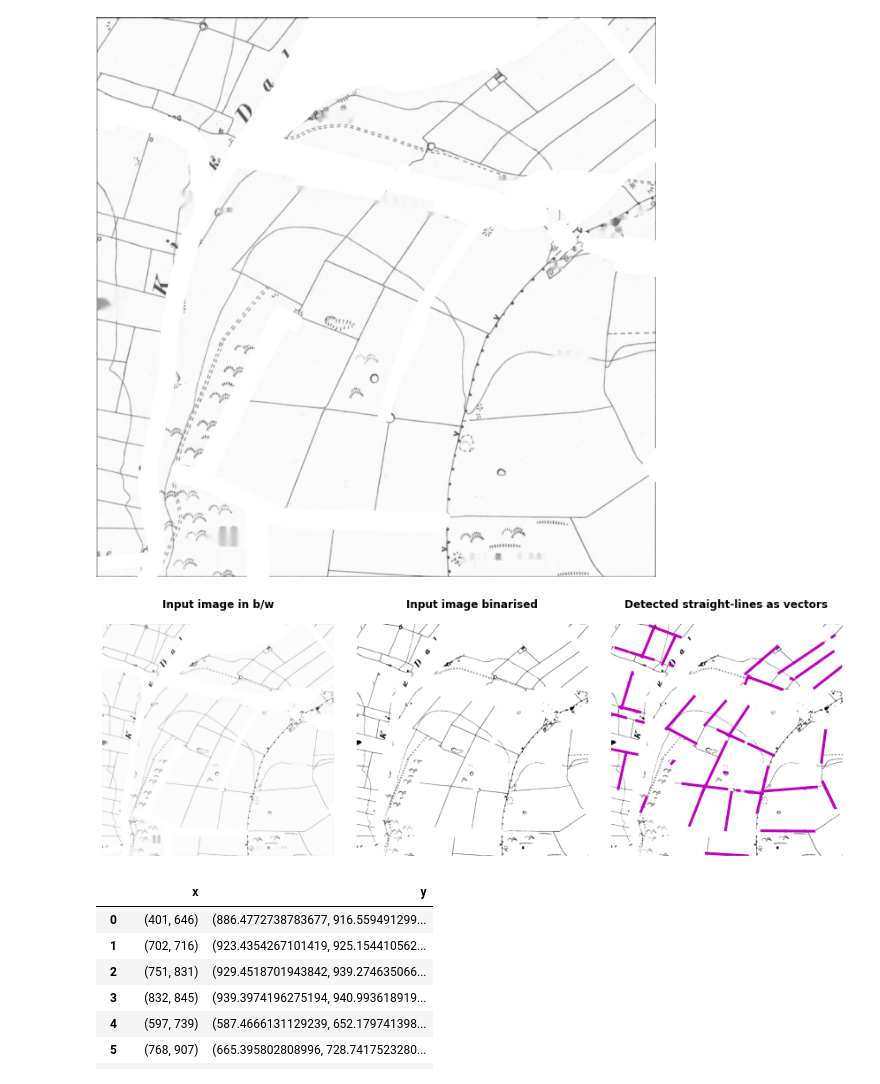
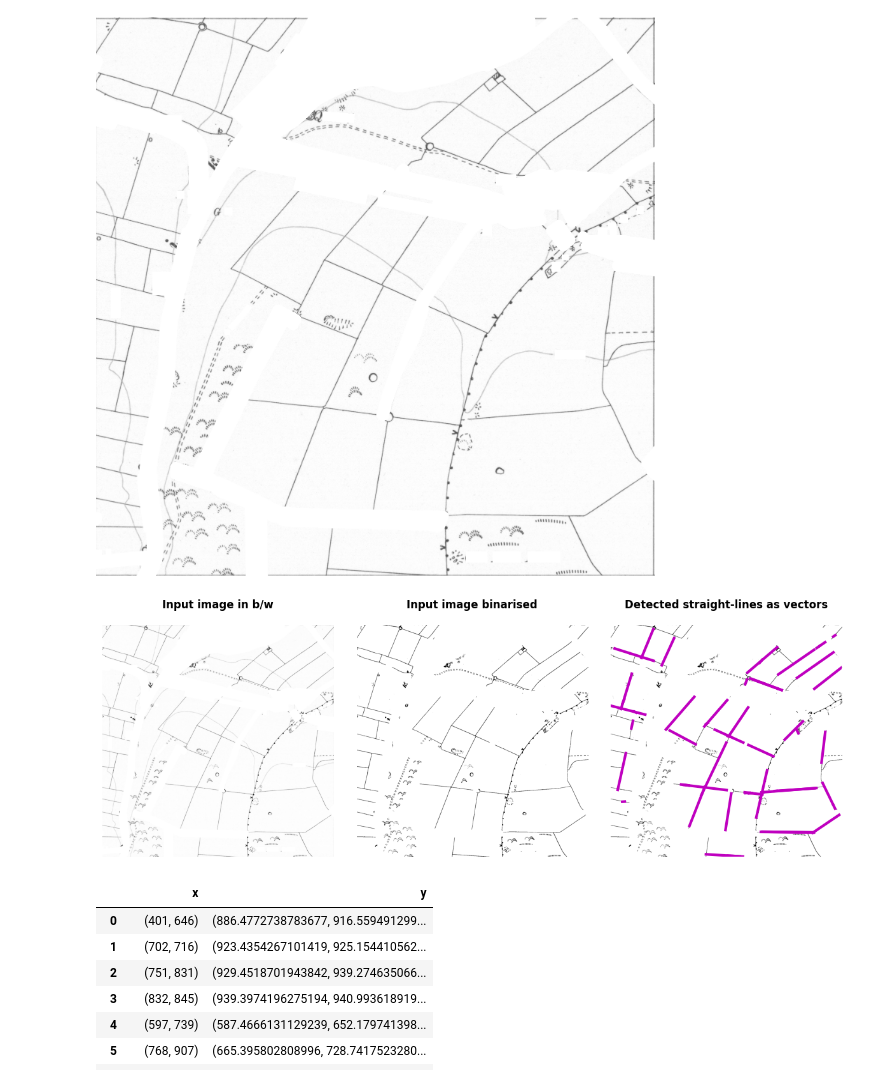
Before and after one commit to pdnpa/cnn-boundaries, a Jupyter notebook: notebooks/Wall inference from historic maps example.ipynb, the cells around one changed output. Saved outputs shown, nothing was run; the diff lists cells and outputs as text; code cells hidden in the pictures.

```diff
--- a/notebooks/Wall inference from historic maps example.ipynb
+++ b/notebooks/Wall inference from historic maps example.ipynb
@@ -15,16 +15,16 @@ if tuple([int(x) for x in matplotlib.__version__.split('.')]) < (3, 5, 0):
 import PIL
 import skimage.transform
 # %%
-im = PIL.Image.open("../content/example_data/1k_example.tif")
+im = PIL.Image.open("../content/example_data/masked_test.tif")
 im = im.convert("L")
 im  # visualise in jupyter notebook:
 # %% [output]
-[figure, old version]
+[figure, new version]
 # %%
 ## Subselect part of image & convert to numpy array:
 arr = np.array(im.getdata()).reshape(im.size[::-1])
 #arr = arr[750:, :][:, :250]  # subselect (arbitrary) part of image because edge dectection works better on smaller images
-arr = arr[3:-2 :][:, 3:-2]
+arr = arr[5:-5 :][:, 5:-5]
 
 ## Binarise image:
 arr_bin = hwi.binarise_array(arr)
@@ -60,7 +60,7 @@ for line in list_inferred_lines:
 
 plt.tight_layout()
 # %% [output]
-[figure, old version]
+[figure, new version]
 # %%
 df_inferred_lines
 # %% [output]
```
Also changed, not shown: 3 other files.
